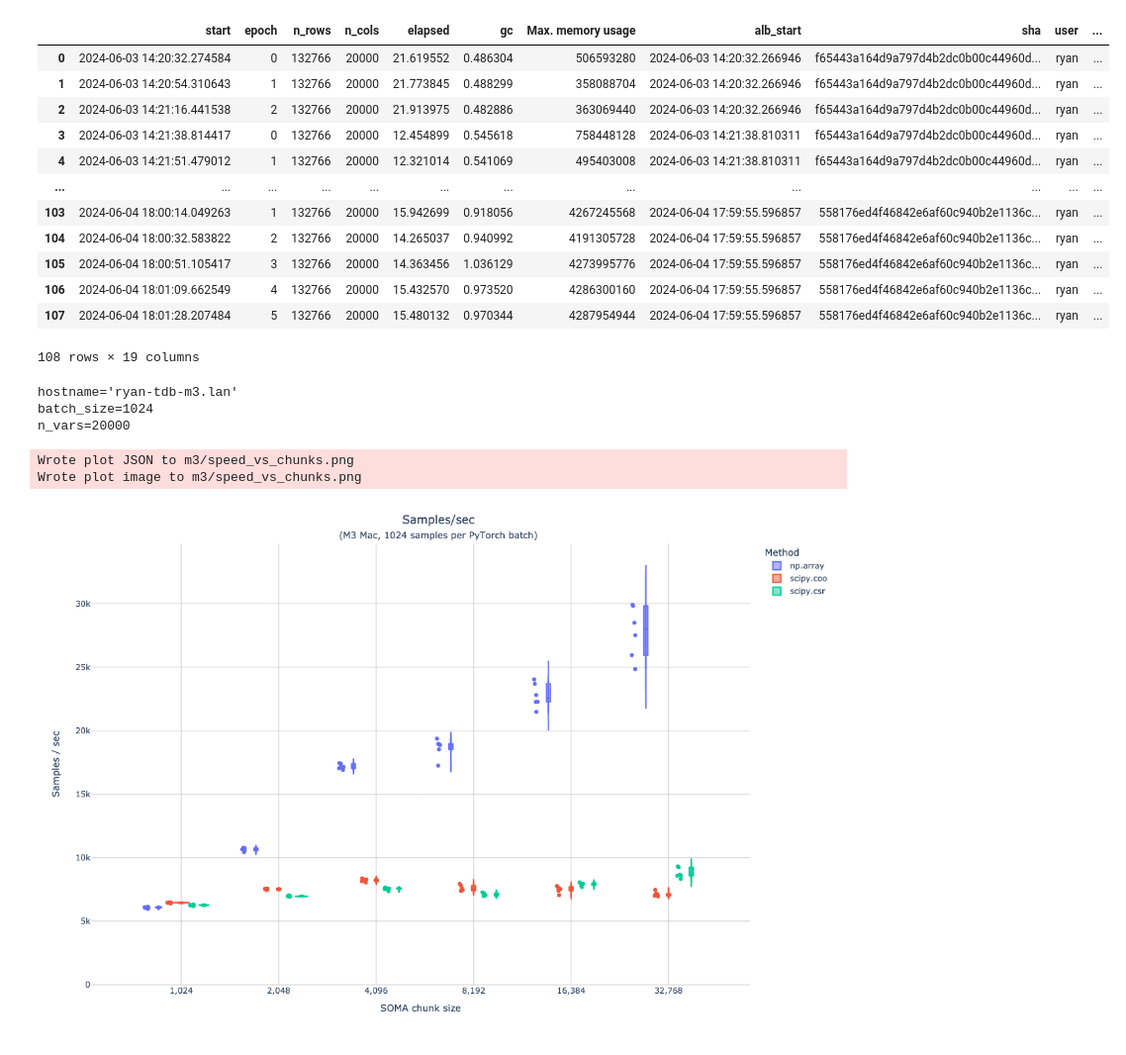
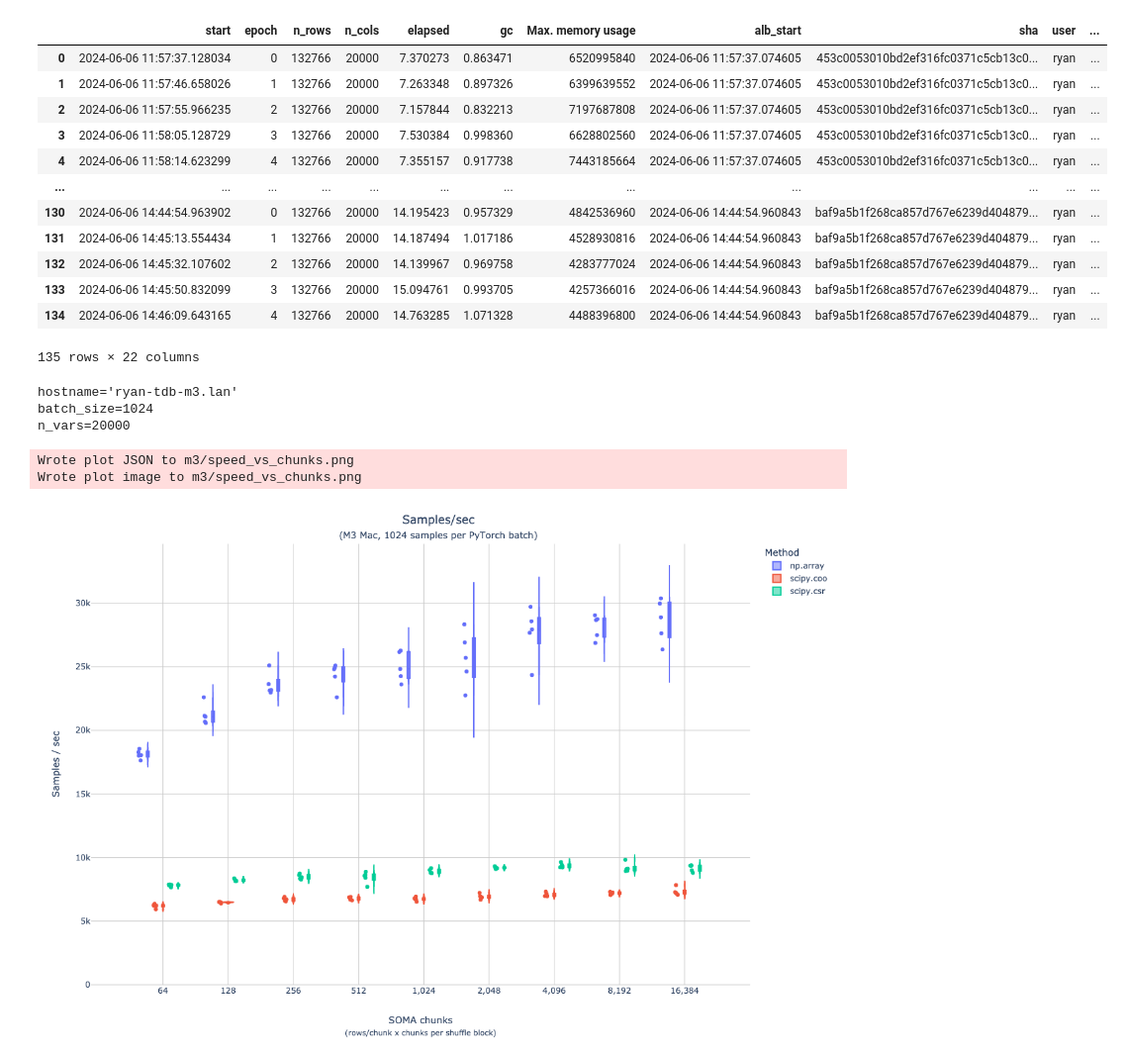
Before and after one commit to TileDB-Inc/arrayloader-benchmarks, a Jupyter notebook: notebooks/data-loader-stats/m3/nb.ipynb, the cells around one changed output. Shown at 99% size. Drawn from its saved outputs; the diff is of its cells as text; code cells hidden in the pictures.

```diff
--- a/notebooks/data-loader-stats/m3/nb.ipynb
+++ b/notebooks/data-loader-stats/m3/nb.ipynb
@@ -41,0 +42,4 @@ df
+# %%
+df['total_chunk_size'] = df.soma_chunk_size * df.shuffle_chunk_count
+[total_chunk_size] = df['total_chunk_size'].unique()
+total_chunk_size
@@ -51,26 +87,29 @@ min_chunk_log2, max_chunk_log2, chunks_log2
 # %%
 C = 'SOMA chunk size'
+N = 'Shuffled chunk count'
 S = 'Samples / sec'
 df[C] = pd.Categorical(df.soma_chunk_size.apply(lambda c: f'{c:,}'))
+df[N] = pd.Categorical(df.shuffle_chunk_count.apply(lambda c: f'{c:,}'))
 chunk_sizes = df[C].unique()
+shuffle_chunk_counts = df[N].unique()
 df[S] = df.n_rows / df.elapsed
 M = 'Max. memory usage'
 df = df.rename(columns={ 'max_mem': M, 'method': 'Method', })
 df
 # %% [output]
 |  | start | epoch | n_rows | n_cols | elapsed | gc | Max. memory usage | alb_start | sha | user | ... |
-| 0 | 2024-06-03 14:20:32.274584 | 0 | 132766 | 20000 | 21.619552 | 0.486304 | 506593280 | 2024-06-03 14:20:32.266946 | f65443a164d9a797d4b2dc0b00c44960d... | ryan | ... |
-| 1 | 2024-06-03 14:20:54.310643 | 1 | 132766 | 20000 | 21.773845 | 0.488299 | 358088704 | 2024-06-03 14:20:32.266946 | f65443a164d9a797d4b2dc0b00c44960d... | ryan | ... |
-| 2 | 2024-06-03 14:21:16.441538 | 2 | 132766 | 20000 | 21.913975 | 0.482886 | 363069440 | 2024-06-03 14:20:32.266946 | f65443a164d9a797d4b2dc0b00c44960d... | ryan | ... |
-| 3 | 2024-06-03 14:21:38.814417 | 0 | 132766 | 20000 | 12.454899 | 0.545618 | 758448128 | 2024-06-03 14:21:38.810311 | f65443a164d9a797d4b2dc0b00c44960d... | ryan | ... |
-| 4 | 2024-06-03 14:21:51.479012 | 1 | 132766 | 20000 | 12.321014 | 0.541069 | 495403008 | 2024-06-03 14:21:38.810311 | f65443a164d9a797d4b2dc0b00c44960d... | ryan | ... |
+| 0 | 2024-06-06 11:57:37.128034 | 0 | 132766 | 20000 | 7.370273 | 0.863471 | 6520995840 | 2024-06-06 11:57:37.074605 | 453c0053010bd2ef316fc0371c5cb13c0... | ryan | ... |
+| 1 | 2024-06-06 11:57:46.658026 | 1 | 132766 | 20000 | 7.263348 | 0.897326 | 6399639552 | 2024-06-06 11:57:37.074605 | 453c0053010bd2ef316fc0371c5cb13c0... | ryan | ... |
+| 2 | 2024-06-06 11:57:55.966235 | 2 | 132766 | 20000 | 7.157844 | 0.832213 | 7197687808 | 2024-06-06 11:57:37.074605 | 453c0053010bd2ef316fc0371c5cb13c0... | ryan | ... |
+| 3 | 2024-06-06 11:58:05.128729 | 3 | 132766 | 20000 | 7.530384 | 0.998360 | 6628802560 | 2024-06-06 11:57:37.074605 | 453c0053010bd2ef316fc0371c5cb13c0... | ryan | ... |
+| 4 | 2024-06-06 11:58:14.623299 | 4 | 132766 | 20000 | 7.355157 | 0.917738 | 7443185664 | 2024-06-06 11:57:37.074605 | 453c0053010bd2ef316fc0371c5cb13c0... | ryan | ... |
 | ... | ... | ... | ... | ... | ... | ... | ... | ... | ... | ... | ... |
-| 103 | 2024-06-04 18:00:14.049263 | 1 | 132766 | 20000 | 15.942699 | 0.918056 | 4267245568 | 2024-06-04 17:59:55.596857 | 558176ed4f46842e6af60c940b2e1136c... | ryan | ... |
-| 104 | 2024-06-04 18:00:32.583822 | 2 | 132766 | 20000 | 14.265037 | 0.940992 | 4191305728 | 2024-06-04 17:59:55.596857 | 558176ed4f46842e6af60c940b2e1136c... | ryan | ... |
-| 105 | 2024-06-04 18:00:51.105417 | 3 | 132766 | 20000 | 14.363456 | 1.036129 | 4273995776 | 2024-06-04 17:59:55.596857 | 558176ed4f46842e6af60c940b2e1136c... | ryan | ... |
-| 106 | 2024-06-04 18:01:09.662549 | 4 | 132766 | 20000 | 15.432570 | 0.973520 | 4286300160 | 2024-06-04 17:59:55.596857 | 558176ed4f46842e6af60c940b2e1136c... | ryan | ... |
-| 107 | 2024-06-04 18:01:28.207484 | 5 | 132766 | 20000 | 15.480132 | 0.970344 | 4287954944 | 2024-06-04 17:59:55.596857 | 558176ed4f46842e6af60c940b2e1136c... | ryan | ... |
+| 130 | 2024-06-06 14:44:54.963902 | 0 | 132766 | 20000 | 14.195423 | 0.957329 | 4842536960 | 2024-06-06 14:44:54.960843 | baf9a5b1f268ca857d767e6239d404879... | ryan | ... |
+| 131 | 2024-06-06 14:45:13.554434 | 1 | 132766 | 20000 | 14.187494 | 1.017186 | 4528930816 | 2024-06-06 14:44:54.960843 | baf9a5b1f268ca857d767e6239d404879... | ryan | ... |
+| 132 | 2024-06-06 14:45:32.107602 | 2 | 132766 | 20000 | 14.139967 | 0.969758 | 4283777024 | 2024-06-06 14:44:54.960843 | baf9a5b1f268ca857d767e6239d404879... | ryan | ... |
+| 133 | 2024-06-06 14:45:50.832099 | 3 | 132766 | 20000 | 15.094761 | 0.993705 | 4257366016 | 2024-06-06 14:44:54.960843 | baf9a5b1f268ca857d767e6239d404879... | ryan | ... |
+| 134 | 2024-06-06 14:46:09.643165 | 4 | 132766 | 20000 | 14.763285 | 1.071328 | 4488396800 | 2024-06-06 14:44:54.960843 | baf9a5b1f268ca857d767e6239d404879... | ryan | ... |
-108 rows × 19 columns
+135 rows × 22 columns
 # %%
 [hostname] = df.hostname.unique()
 print(f'{hostname=}')
@@ -105,6 +144,7 @@ def plot(
         **kwargs,
     )
 # %%
+xtitle = ['SOMA chunks', '(rows/chunk x chunks per shuffle block)']
 plot(
     px.violin(
         df, x=C, y=S,
@@ -114,6 +154,7 @@ plot(
         points='all',
     ),
     title=['Samples/sec', host_subtitle],
+    xtitle=xtitle,
     ltitle='Method',
     xaxis_tickformat='%',
     name='speed_vs_chunks',
@@ -121,7 +162,7 @@ plot(
 # %% [output]
 Wrote plot JSON to m3/speed_vs_chunks.png
 Wrote plot image to m3/speed_vs_chunks.png
-[figure, old version]
+[figure, new version]
 # %%
 plot(
     px.violin(
```
Also changed, not shown: parts of 13 cells of this notebook, 14 other files.
